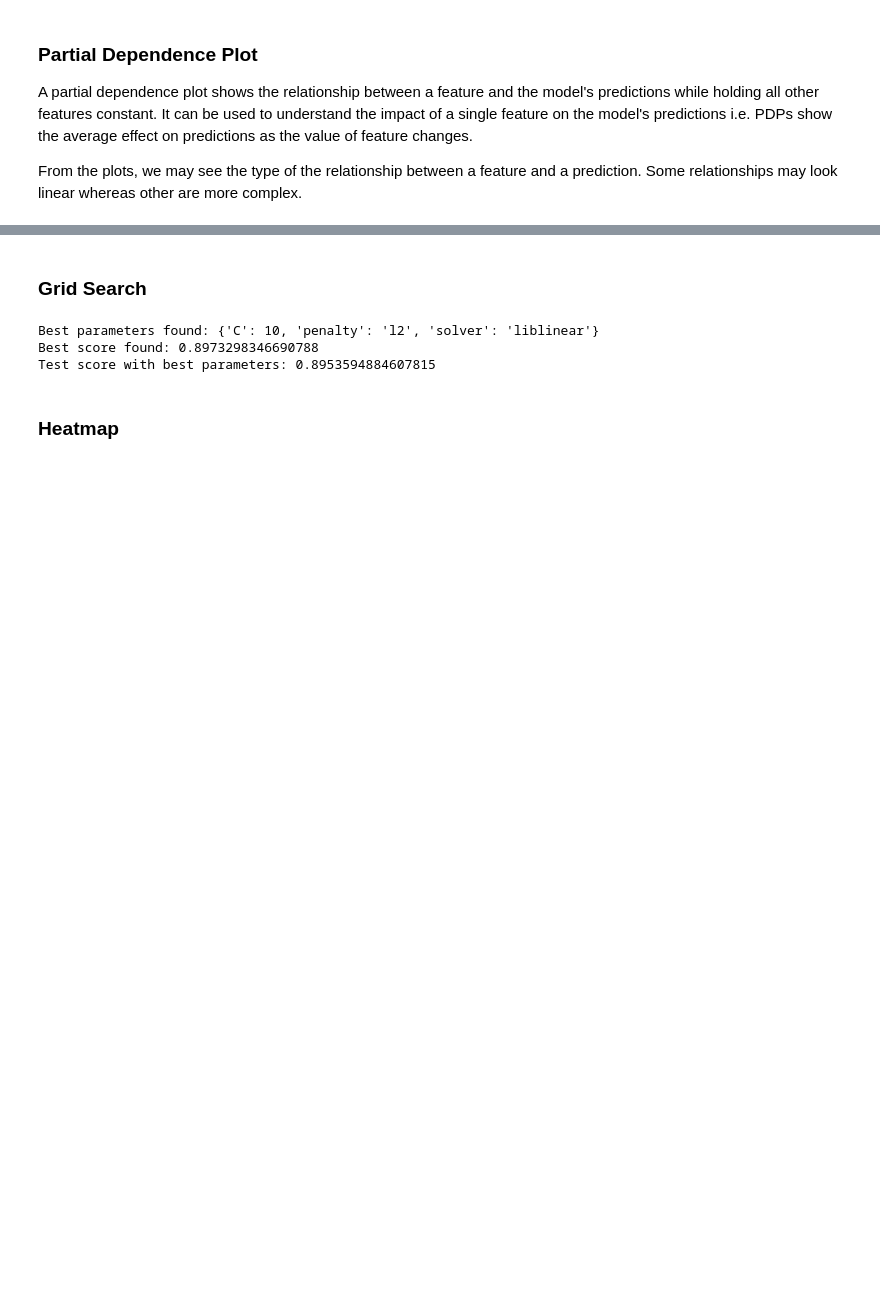
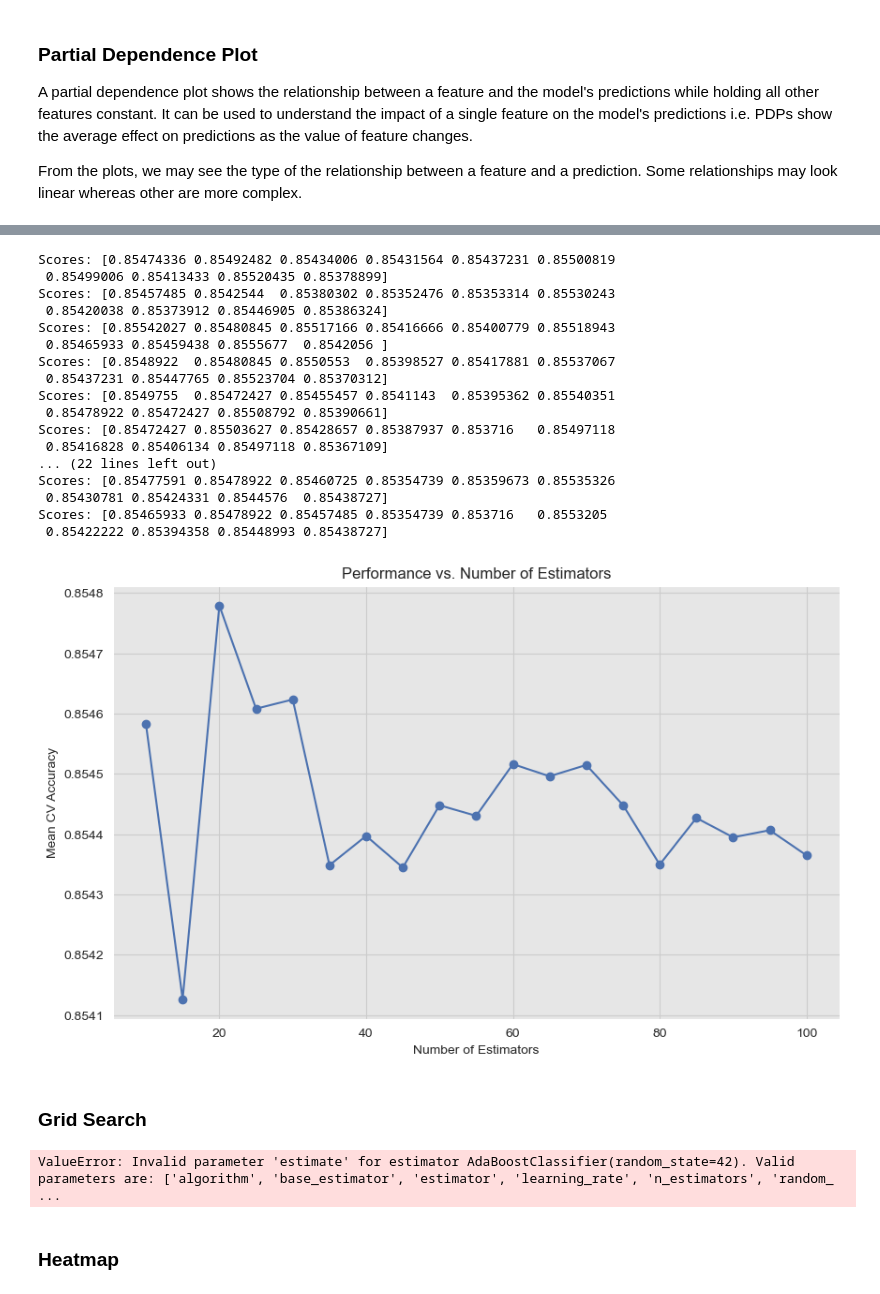
Before and after one commit to EngPeterAtef/transaction-prediction-ml-project, a Jupyter notebook: models/adaboost.ipynb, the cells around one changed output, grey strips where cells are left out. Drawn from its saved outputs; the diff is of its cells as text; code cells hidden in the pictures; blank space fills up the shorter version.

```diff
--- a/models/adaboost.ipynb
+++ b/models/adaboost.ipynb
@@ -232,0 +281,43 @@ param_grid = {
+# %%
+# https://scikit-learn.org/stable/modules/generated/sklearn.model_selection.cross_val_score.html#sklearn.model_selection.cross_val_score
+# Define a range of n_estimators values to try
+estimator_range = range(10, 101, 5)
+
+# Initialize an empty list to store cross-validation scores
+cv_scores = []
+
+# Perform cross-validation for each value of n_estimators
+for estimator in estimator_range:
+    ada_boost = AdaBoostClassifier(n_estimators=estimator, random_state=42)
+    scores = cross_val_score(ada_boost, X_train_temp, y_train, cv=NUM_FOLDS, scoring='f1_weighted')
+    print("Scores:", scores)
+    cv_scores.append(scores.mean())
+
+# Plot the performance curve
+plt.figure(figsize=(10, 6))
+plt.plot(estimator_range, cv_scores, marker='o', linestyle='-')
+plt.xlabel('Number of Estimators')
+plt.ylabel('Mean CV Accuracy')
+plt.title('Performance vs. Number of Estimators')
+plt.grid(True)
+plt.show()
+plt.savefig(f'../images/Adaboost/number_estimators_effect.png', dpi=300, bbox_inches='tight')
+# %% [output]
+Scores: [0.85474336 0.85492482 0.85434006 0.85431564 0.85437231 0.85500819
+ 0.85499006 0.85413433 0.85520435 0.85378899]
+Scores: [0.85457485 0.8542544  0.85380302 0.85352476 0.85353314 0.85530243
+ 0.85420038 0.85373912 0.85446905 0.85386324]
+Scores: [0.85542027 0.85480845 0.85517166 0.85416666 0.85400779 0.85518943
+ 0.85465933 0.85459438 0.8555677  0.8542056 ]
+Scores: [0.8548922  0.85480845 0.8550553  0.85398527 0.85417881 0.85537067
+ 0.85437231 0.85447765 0.85523704 0.85370312]
+Scores: [0.8549755  0.85472427 0.85455457 0.8541143  0.85395362 0.85540351
+ 0.85478922 0.85472427 0.85508792 0.85390661]
+Scores: [0.85472427 0.85503627 0.85428657 0.85387937 0.853716   0.85497118
+ 0.85416828 0.85406134 0.85497118 0.85367109]
+... (22 lines left out)
+Scores: [0.85477591 0.85478922 0.85460725 0.85354739 0.85359673 0.85535326
+ 0.85430781 0.85424331 0.8544576  0.85438727]
+Scores: [0.85465933 0.85478922 0.85457485 0.85354739 0.853716   0.8553205
+ 0.85422222 0.85394358 0.85448993 0.85438727]
+[figure, added]
@@ -233,16 +333,14 @@ param_grid = {
 # %% [markdown]
 ### Grid Search
 # %%
-grid_search = get_grid_search(estimator=LogisticRegression(
-    max_iter=10000), param_grid=param_grid, X=X_train, y=y_train, cv=NUM_FOLDS, scoring='f1_weighted')
+grid_search = get_grid_search(estimator=AdaBoostClassifier(
+    random_state=42), param_grid=param_grid, X=X_train_temp, y=y_train, cv=NUM_FOLDS, scoring='f1_weighted')
 # Print the results
 print("Best parameters found:", grid_search.best_params_)
 print("Best score found:", grid_search.best_score_)
-print("Test score with best parameters:", grid_search.score(X_test, y_test))
+print("Test score with best parameters:", grid_search.score(X_test_temp, y_test))
 # %% [output]
-Best parameters found: {'C': 10, 'penalty': 'l2', 'solver': 'liblinear'}
-Best score found: 0.8973298346690788
-Test score with best parameters: 0.8953594884607815
+ValueError: Invalid parameter 'estimate' for estimator AdaBoostClassifier(random_state=42). Valid parameters are: ['algorithm', 'base_estimator', 'estimator', 'learning_rate', 'n_estimators', 'random_ ...
 # %% [markdown]
 ### Heatmap
 # %%
```
Also changed, not shown: parts of 27 cells of this notebook, 8 other files.
